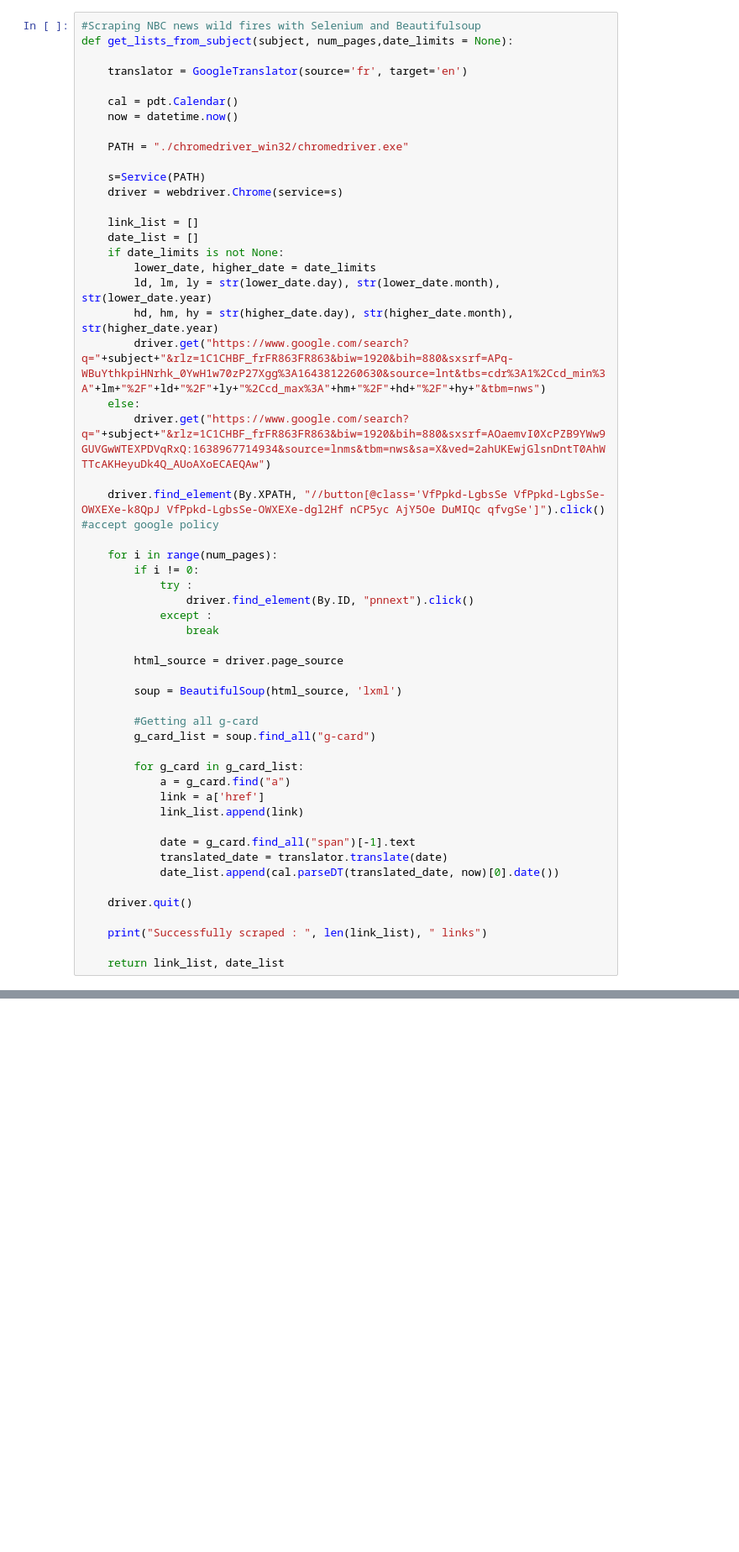
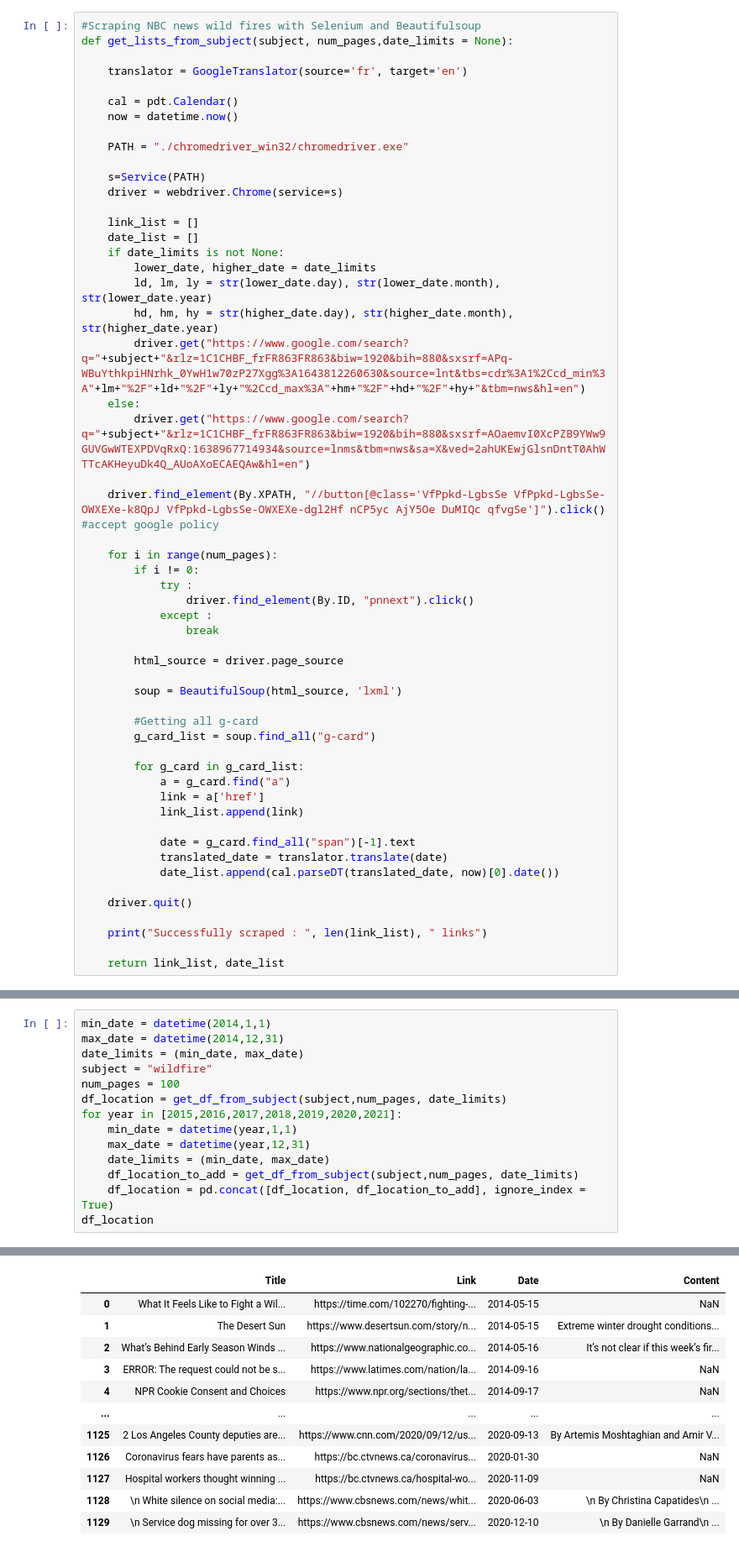
Before and after one commit to ThomasLef/Projet-Illuin, a Jupyter notebook: google_news_scraping.ipynb, the cells around one changed output, grey strips where cells are left out. Shown at 84% size. Cells and saved outputs as stored; diff of their text form; blank space fills up the shorter version.

```diff
--- a/google_news_scraping.ipynb
+++ b/google_news_scraping.ipynb
@@ -56,9 +56,9 @@ def get_lists_from_subject(subject, num_pages,date_limits = None):
         lower_date, higher_date = date_limits
         ld, lm, ly = str(lower_date.day), str(lower_date.month), str(lower_date.year)
         hd, hm, hy = str(higher_date.day), str(higher_date.month), str(higher_date.year)
-        driver.get("https://www.google.com/search?q="+subject+"&rlz=1C1CHBF_frFR863FR863&biw=1920&bih=880&sxsrf=APq-WBuYthkpiHNrhk_0YwH1w70zP27Xgg%3A1643812260630&source=lnt&tbs=cdr%3A1%2Ccd_min%3A"+lm+"%2F"+ld+"%2F"+ly+"%2Ccd_max%3A"+hm+"%2F"+hd+"%2F"+hy+"&tbm=nws")
+        driver.get("https://www.google.com/search?q="+subject+"&rlz=1C1CHBF_frFR863FR863&biw=1920&bih=880&sxsrf=APq-WBuYthkpiHNrhk_0YwH1w70zP27Xgg%3A1643812260630&source=lnt&tbs=cdr%3A1%2Ccd_min%3A"+lm+"%2F"+ld+"%2F"+ly+"%2Ccd_max%3A"+hm+"%2F"+hd+"%2F"+hy+"&tbm=nws&hl=en")
     else:
-        driver.get("https://www.google.com/search?q="+subject+"&rlz=1C1CHBF_frFR863FR863&biw=1920&bih=880&sxsrf=AOaemvI0XcPZB9YWw9GUVGwWTEXPDVqRxQ:1638967714934&source=lnms&tbm=nws&sa=X&ved=2ahUKEwjGlsnDntT0AhWTTcAKHeyuDk4Q_AUoAXoECAEQAw")
+        driver.get("https://www.google.com/search?q="+subject+"&rlz=1C1CHBF_frFR863FR863&biw=1920&bih=880&sxsrf=AOaemvI0XcPZB9YWw9GUVGwWTEXPDVqRxQ:1638967714934&source=lnms&tbm=nws&sa=X&ved=2ahUKEwjGlsnDntT0AhWTTcAKHeyuDk4Q_AUoAXoECAEQAw&hl=en")
 
     driver.find_element(By.XPATH, "//button[@class='VfPpkd-LgbsSe VfPpkd-LgbsSe-OWXEXe-k8QpJ VfPpkd-LgbsSe-OWXEXe-dgl2Hf nCP5yc AjY5Oe DuMIQc qfvgSe']").click() #accept google policy
 
@@ -369,0 +346,15 @@ J'ai rencontré une erreur pour loc = ('North Westside Fire Rescue Society', 'El
+# %%
+min_date = datetime(2014,1,1)
+max_date = datetime(2014,12,31)
+date_limits = (min_date, max_date)
+subject = "wildfire"
+num_pages = 100
+df_location = get_df_from_subject(subject,num_pages, date_limits)
+for year in [2015,2016,2017,2018,2019,2020,2021]:
+    min_date = datetime(year,1,1)
+    max_date = datetime(year,12,31)
+    date_limits = (min_date, max_date)
+    df_location_to_add = get_df_from_subject(subject,num_pages, date_limits)
+    df_location = pd.concat([df_location, df_location_to_add], ignore_index = True)
+df_location
+# %% [output]
@@ -369,0 +378,12 @@ J'ai rencontré une erreur pour loc = ('North Westside Fire Rescue Society', 'El
+|  | Title | Link | Date | Content |
+| 0 | What It Feels Like to Fight a Wil... | https://time.com/102270/fighting-... | 2014-05-15 | NaN |
+| 1 | The Desert Sun | https://www.desertsun.com/story/n... | 2014-05-15 | Extreme winter drought conditions... |
+| 2 | What’s Behind Early Season Winds ... | https://www.nationalgeographic.co... | 2014-05-16 | It’s not clear if this week’s fir... |
+| 3 | ERROR: The request could not be s... | https://www.latimes.com/nation/la... | 2014-09-16 | NaN |
+| 4 | NPR Cookie Consent and Choices | https://www.npr.org/sections/thet... | 2014-09-17 | NaN |
+| ... | ... | ... | ... | ... |
+| 1125 | 2 Los Angeles County deputies are... | https://www.cnn.com/2020/09/12/us... | 2020-09-13 | By Artemis Moshtaghian and Amir V... |
+| 1126 | Coronavirus fears have parents as... | https://bc.ctvnews.ca/coronavirus... | 2020-01-30 | NaN |
+| 1127 | Hospital workers thought winning ... | https://bc.ctvnews.ca/hospital-wo... | 2020-11-09 | NaN |
+| 1128 | \n White silence on social media:... | https://www.cbsnews.com/news/whit... | 2020-06-03 | \n By Christina Capatides\n ... |
+| 1129 | \n Service dog missing for over 3... | https://www.cbsnews.com/news/serv... | 2020-12-10 | \n By Danielle Garrand\n ... |
```
Also changed, not shown: parts of 6 cells of this notebook, 6 other files.
